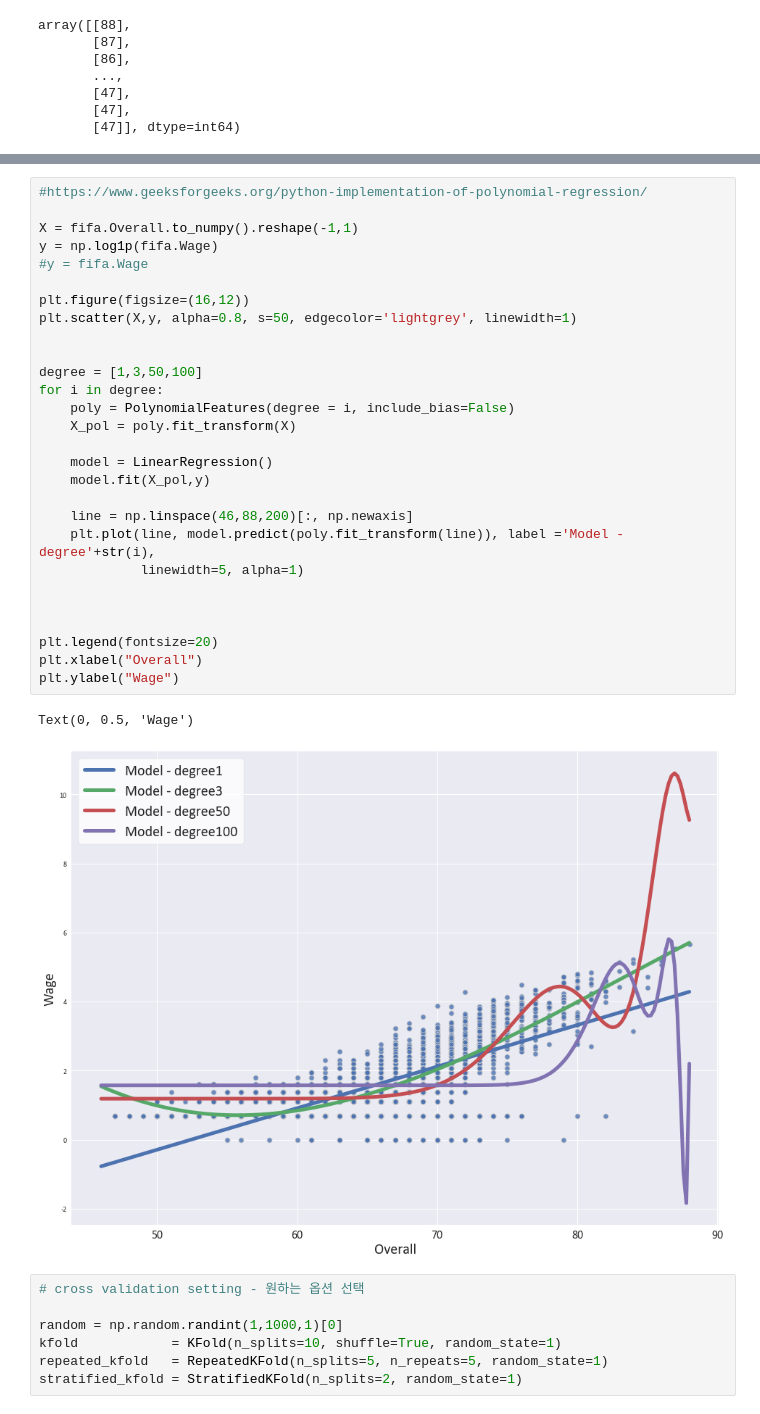
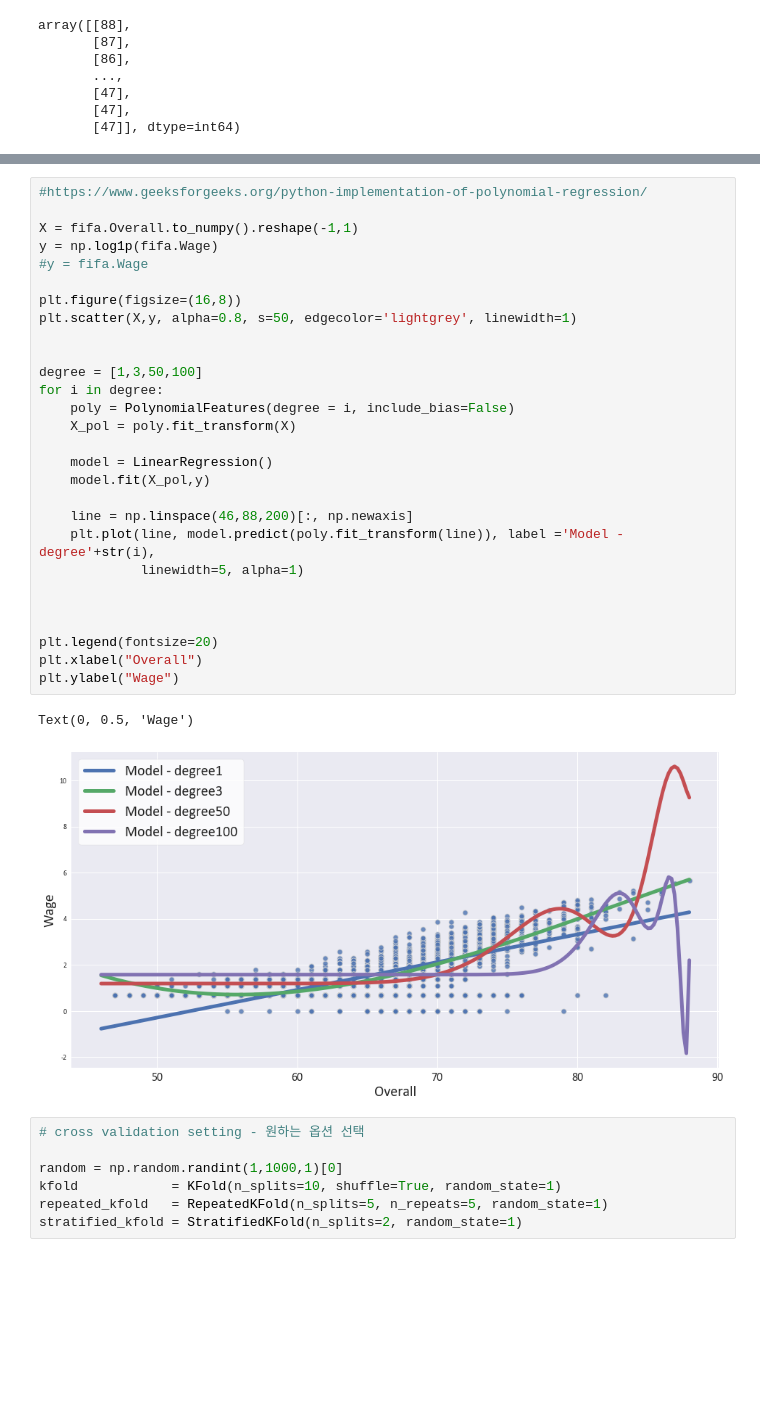
Before and after one commit to vifootball/fifa-ml, a Jupyter notebook: 3. Linear Regression.ipynb, the cells around one changed output, grey strips where cells are left out. Drawn from its saved outputs; the diff is of its cells as text; blank space fills up the shorter version.

```diff
--- a/3. Linear Regression.ipynb
+++ b/3. Linear Regression.ipynb
@@ -145,34 +145,34 @@ Text(0, 0.5, 'Wage')
 # %%
 #https://www.geeksforgeeks.org/python-implementation-of-polynomial-regression/
 
 X = fifa.Overall.to_numpy().reshape(-1,1)
 y = np.log1p(fifa.Wage)
 #y = fifa.Wage
 
-plt.figure(figsize=(16,12))
+plt.figure(figsize=(16,8))
 plt.scatter(X,y, alpha=0.8, s=50, edgecolor='lightgrey', linewidth=1)
 
 
 degree = [1,3,50,100]
 for i in degree:
     poly = PolynomialFeatures(degree = i, include_bias=False)
     X_pol = poly.fit_transform(X)
 
     model = LinearRegression()
     model.fit(X_pol,y)
 
     line = np.linspace(46,88,200)[:, np.newaxis]
     plt.plot(line, model.predict(poly.fit_transform(line)), label ='Model - degree'+str(i),
              linewidth=5, alpha=1)
 
 
 
 plt.legend(fontsize=20)
 plt.xlabel("Overall")
 plt.ylabel("Wage")
 # %% [output]
 Text(0, 0.5, 'Wage')
-[figure, old version]
+[figure, new version]
 # %%
 # cross validation setting - 원하는 옵션 선택
 
```
Also changed, not shown: parts of 3 cells of this notebook, 1 other file.
